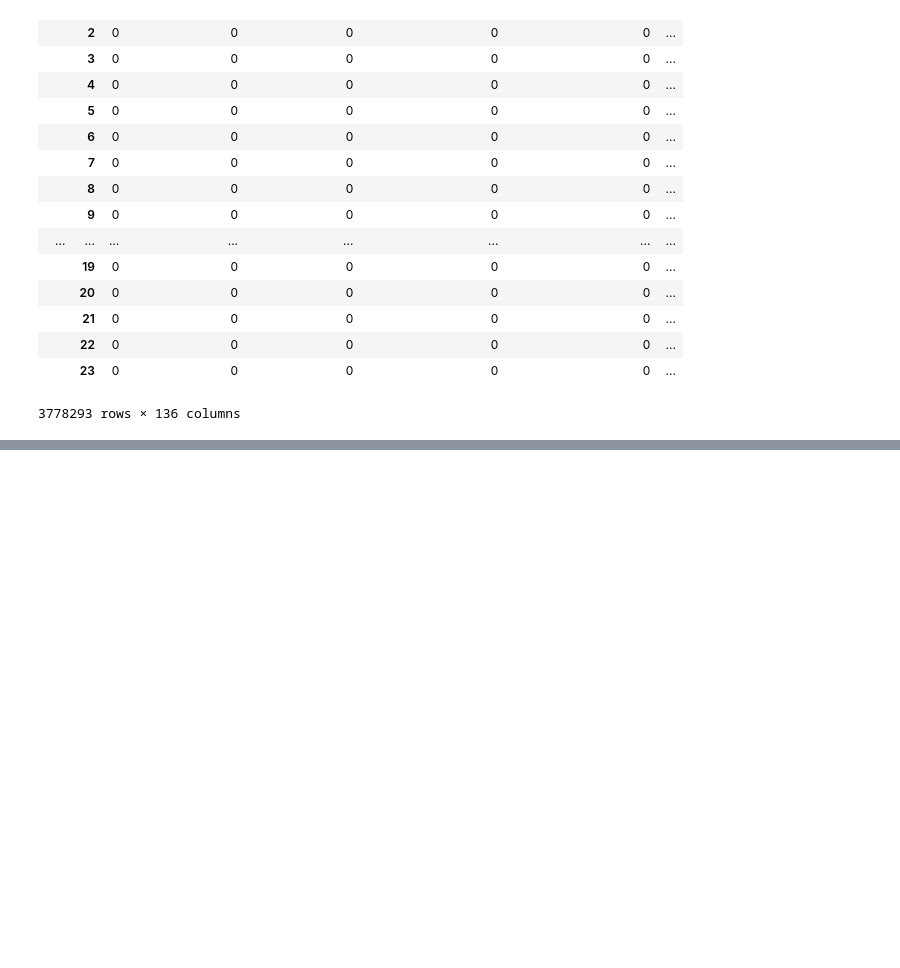
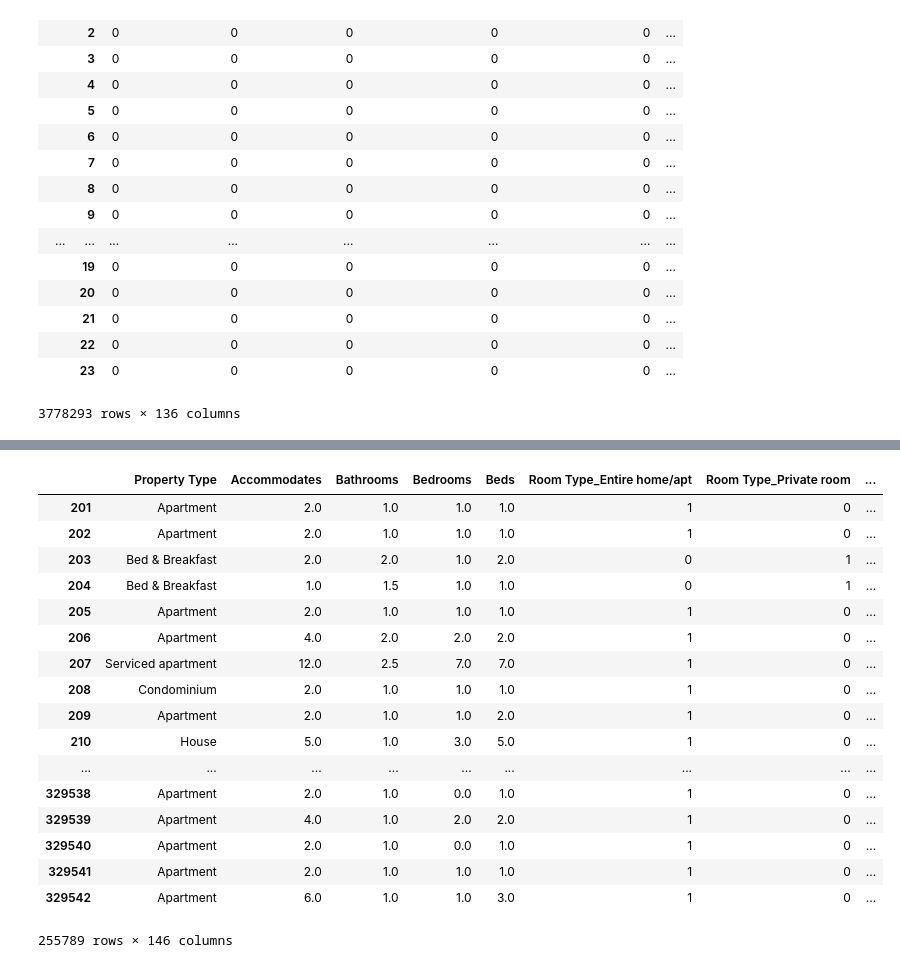
Before and after one commit to GenjitsuGame/unsupervised-clustering, a Jupyter notebook: airbnb-listings.ipynb, the cells around one changed output, grey strips where cells are left out. Saved outputs shown, nothing was run; the diff lists cells and outputs as text; code cells hidden in the pictures; blank space fills up the shorter version.

```diff
--- a/airbnb-listings.ipynb
+++ b/airbnb-listings.ipynb
@@ -131,3 +188,24 @@ df
 df.loc[:, 'Property Type Labels'] = df['Property Type'].astype('category').cat.codes
 # %%
 df.to_csv('embedded_listings.csv', sep=';', index=False)
+# %%
+df.dropna(how='any', axis=1)
+# %% [output]
+|  | Property Type | Accommodates | Bathrooms | Bedrooms | Beds | Room Type_Entire home/apt | Room Type_Private room | ... |
+| 201 | Apartment | 2.0 | 1.0 | 1.0 | 1.0 | 1 | 0 | ... |
+| 202 | Apartment | 2.0 | 1.0 | 1.0 | 1.0 | 1 | 0 | ... |
+| 203 | Bed & Breakfast | 2.0 | 2.0 | 1.0 | 2.0 | 0 | 1 | ... |
+| 204 | Bed & Breakfast | 1.0 | 1.5 | 1.0 | 1.0 | 0 | 1 | ... |
+| 205 | Apartment | 2.0 | 1.0 | 1.0 | 1.0 | 1 | 0 | ... |
+| 206 | Apartment | 4.0 | 2.0 | 2.0 | 2.0 | 1 | 0 | ... |
+| 207 | Serviced apartment | 12.0 | 2.5 | 7.0 | 7.0 | 1 | 0 | ... |
+| 208 | Condominium | 2.0 | 1.0 | 1.0 | 1.0 | 1 | 0 | ... |
+| 209 | Apartment | 2.0 | 1.0 | 1.0 | 2.0 | 1 | 0 | ... |
+| 210 | House | 5.0 | 1.0 | 3.0 | 5.0 | 1 | 0 | ... |
+| ... | ... | ... | ... | ... | ... | ... | ... | ... |
+| 329538 | Apartment | 2.0 | 1.0 | 0.0 | 1.0 | 1 | 0 | ... |
+| 329539 | Apartment | 4.0 | 1.0 | 2.0 | 2.0 | 1 | 0 | ... |
+| 329540 | Apartment | 2.0 | 1.0 | 0.0 | 1.0 | 1 | 0 | ... |
+| 329541 | Apartment | 2.0 | 1.0 | 1.0 | 1.0 | 1 | 0 | ... |
+| 329542 | Apartment | 6.0 | 1.0 | 1.0 | 3.0 | 1 | 0 | ... |
+255789 rows × 146 columns
```
Also changed, not shown: parts of 3 cells of this notebook, 3 other files.
